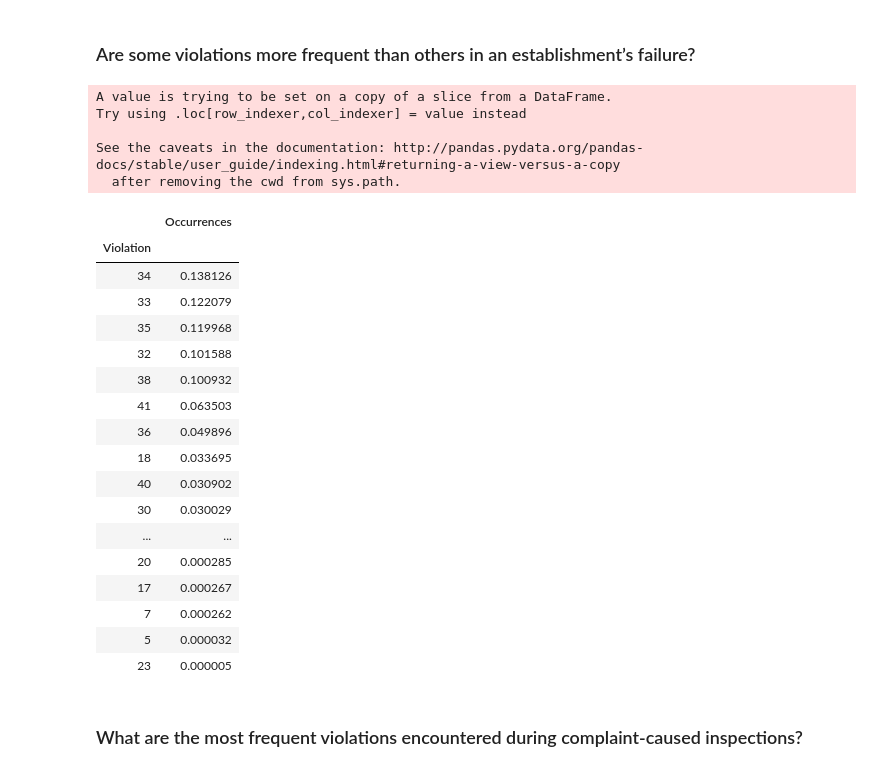
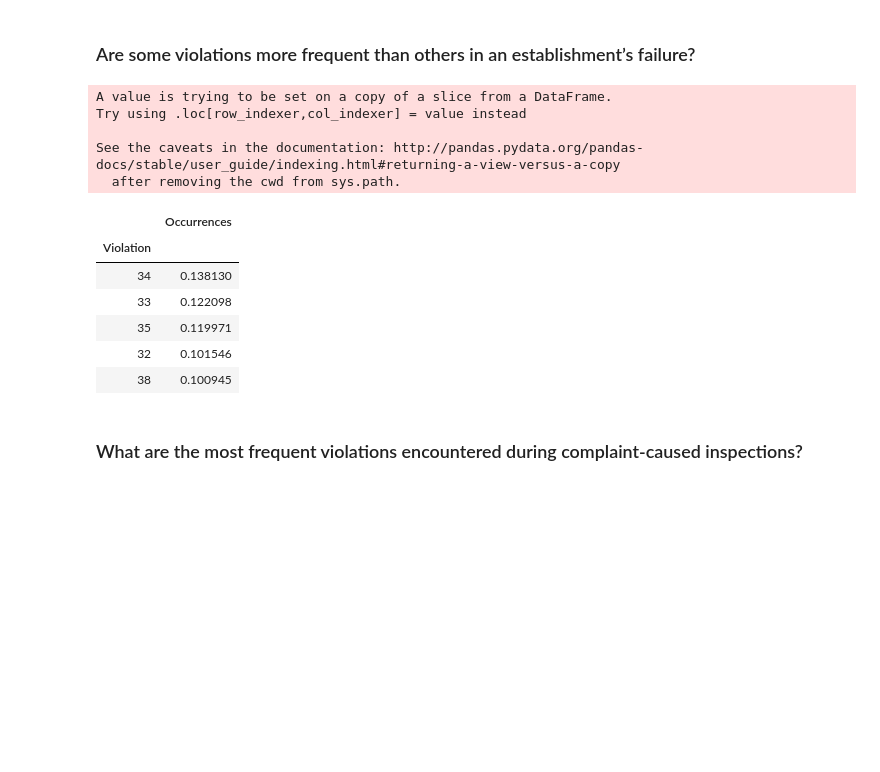
Before and after one commit to Gondolav/ADA-project, a Jupyter notebook: notebook.ipynb, the cells around one changed output. Cells and saved outputs as stored; diff of their text form; code cells hidden in the pictures; blank space fills up the shorter version.

```diff
--- a/notebook.ipynb
+++ b/notebook.ipynb
@@ -1198,33 +1218,22 @@ df_violations_freq.head(10)
 # %%
 df_mask = df['Results'].str.contains('OUT OF BUSINESS')
 df_names = df[df_mask]['DBA Name']
 df_out = df[df['DBA Name'].isin(df_names)]
-df_out = df_out.join(df_violations, on='Inspection ID', how='inner')
-violations_freq(df_out).head(10)
+df_out = df_out.join(df_violations, how='inner')
+violations_freq(df_out).head()
 # %% [output]
 A value is trying to be set on a copy of a slice from a DataFrame.
 Try using .loc[row_indexer,col_indexer] = value instead
 
 See the caveats in the documentation: http://pandas.pydata.org/pandas-docs/stable/user_guide/indexing.html#returning-a-view-versus-a-copy
   after removing the cwd from sys.path.
 |  | Occurrences |
 | Violation |  |
-| 34 | 0.138126 |
-| 33 | 0.122079 |
-| 35 | 0.119968 |
-| 32 | 0.101588 |
-| 38 | 0.100932 |
-| 41 | 0.063503 |
-| 36 | 0.049896 |
-| 18 | 0.033695 |
-| 40 | 0.030902 |
-| 30 | 0.030029 |
-| ... | ... |
-| 20 | 0.000285 |
-| 17 | 0.000267 |
-| 7 | 0.000262 |
-| 5 | 0.000032 |
-| 23 | 0.000005 |
+| 34 | 0.138130 |
+| 33 | 0.122098 |
+| 35 | 0.119971 |
+| 32 | 0.101546 |
+| 38 | 0.100945 |
 # %% [markdown]
 ### What are the most frequent violations encountered during complaint-caused inspections?
 # %%
```
Also changed, not shown: parts of 25 cells of this notebook.
